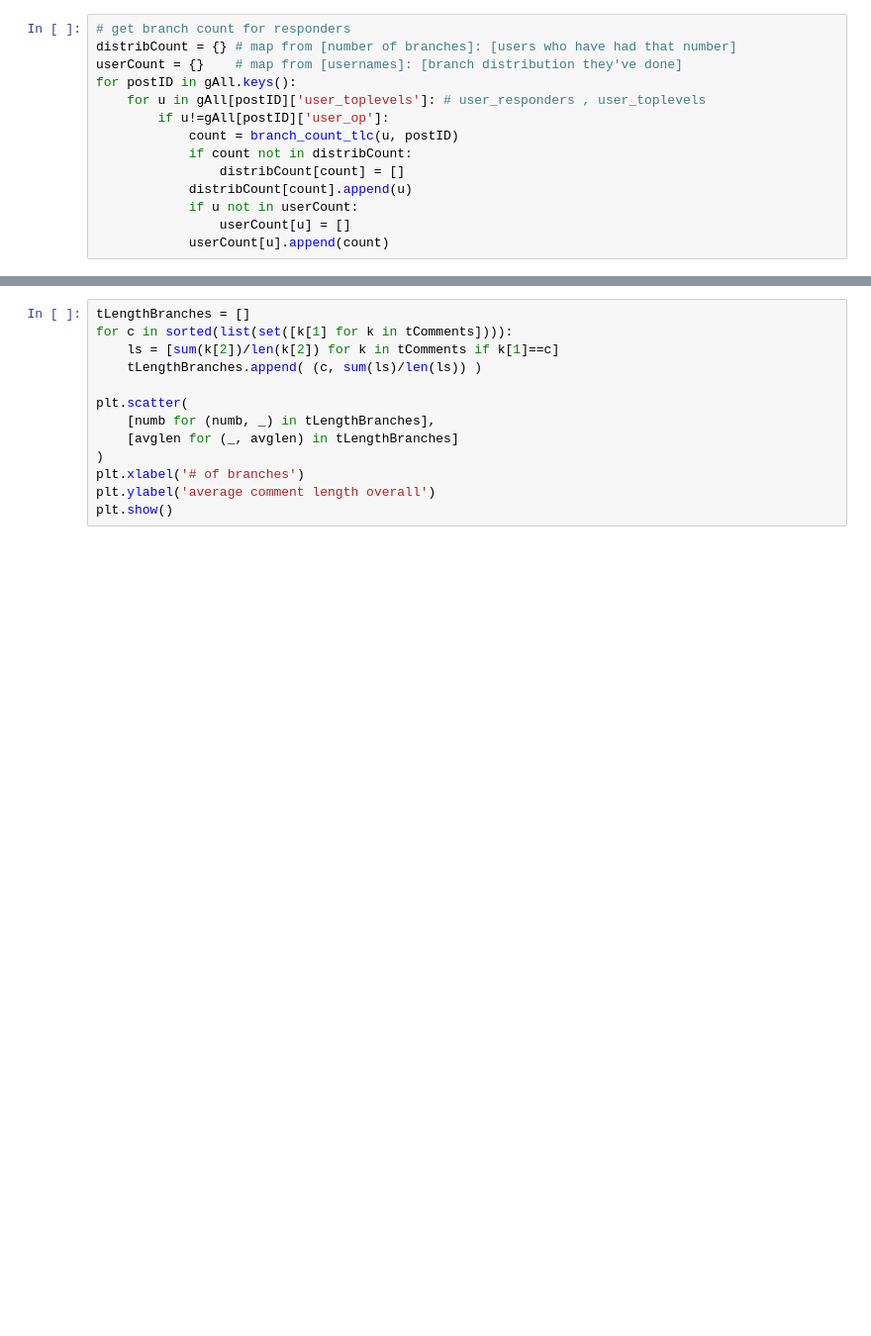
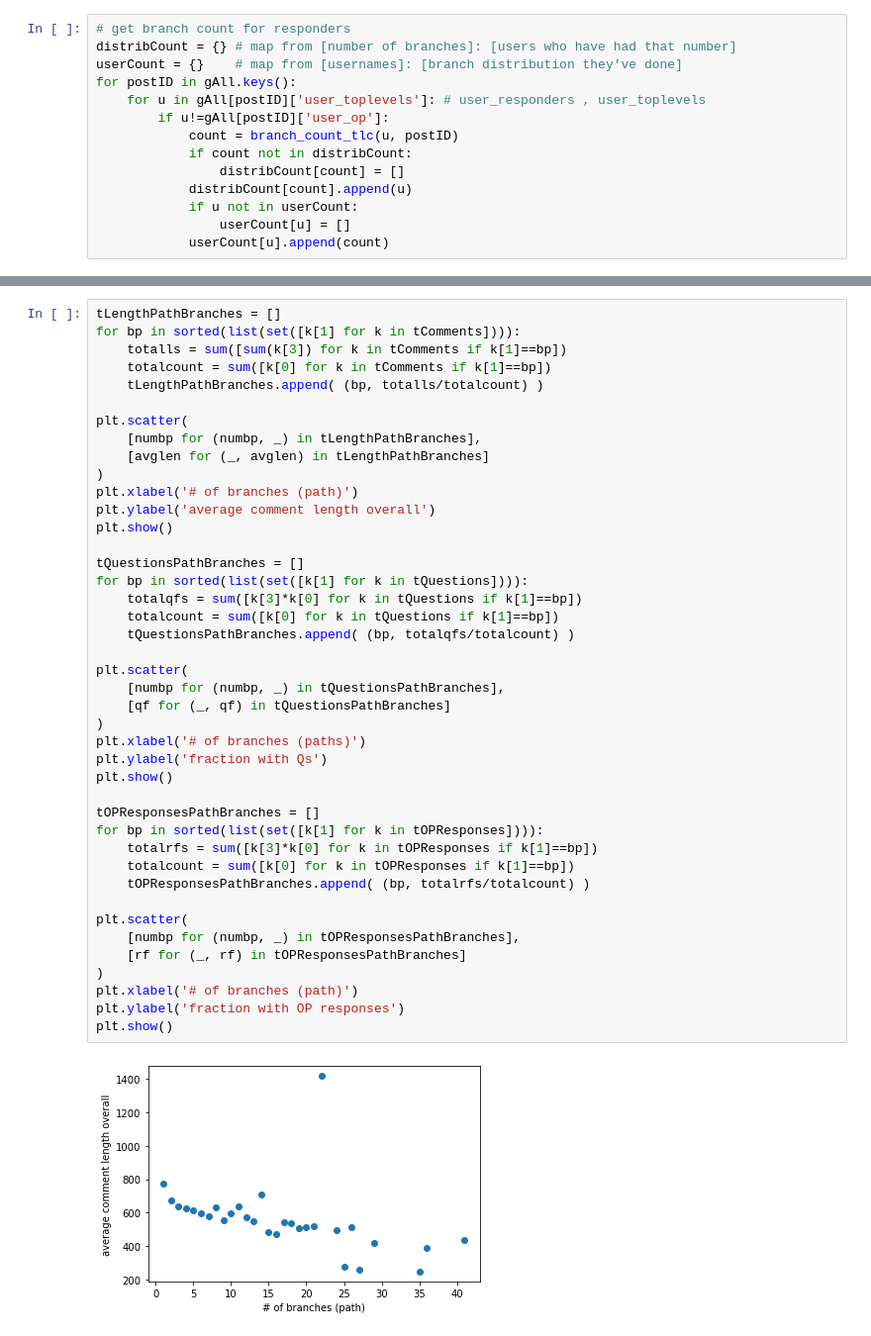
Before and after one commit to cephcyn/cornell_cs6742, a Jupyter notebook: nb_exploratory.ipynb, the cells around one changed output, grey strips where cells are left out. Shown: that part at 99% size. Cells and saved outputs as stored; diff of their text form; blank space fills up the shorter version.

```diff
--- a/nb_exploratory.ipynb
+++ b/nb_exploratory.ipynb
@@ -317,13 +368,44 @@ plt.show()
 # %%
-tLengthBranches = []
-for c in sorted(list(set([k[1] for k in tComments]))):
-    ls = [sum(k[2])/len(k[2]) for k in tComments if k[1]==c]
-    tLengthBranches.append( (c, sum(ls)/len(ls)) )
+tLengthPathBranches = []
+for bp in sorted(list(set([k[1] for k in tComments]))):
+    totalls = sum([sum(k[3]) for k in tComments if k[1]==bp])
+    totalcount = sum([k[0] for k in tComments if k[1]==bp])
+    tLengthPathBranches.append( (bp, totalls/totalcount) )
 
 plt.scatter(
-    [numb for (numb, _) in tLengthBranches],
-    [avglen for (_, avglen) in tLengthBranches]
+    [numbp for (numbp, _) in tLengthPathBranches],
+    [avglen for (_, avglen) in tLengthPathBranches]
 )
-plt.xlabel('# of branches')
+plt.xlabel('# of branches (path)')
 plt.ylabel('average comment length overall')
 plt.show()
+
+tQuestionsPathBranches = []
+for bp in sorted(list(set([k[1] for k in tQuestions]))):
+    totalqfs = sum([k[3]*k[0] for k in tQuestions if k[1]==bp])
+    totalcount = sum([k[0] for k in tQuestions if k[1]==bp])
+    tQuestionsPathBranches.append( (bp, totalqfs/totalcount) )
+
+plt.scatter(
+    [numbp for (numbp, _) in tQuestionsPathBranches],
+    [qf for (_, qf) in tQuestionsPathBranches]
+)
+plt.xlabel('# of branches (paths)')
+plt.ylabel('fraction with Qs')
+plt.show()
+
+tOPResponsesPathBranches = []
+for bp in sorted(list(set([k[1] for k in tOPResponses]))):
+    totalrfs = sum([k[3]*k[0] for k in tOPResponses if k[1]==bp])
+    totalcount = sum([k[0] for k in tOPResponses if k[1]==bp])
+    tOPResponsesPathBranches.append( (bp, totalrfs/totalcount) )
+
+plt.scatter(
+    [numbp for (numbp, _) in tOPResponsesPathBranches],
+    [rf for (_, rf) in tOPResponsesPathBranches]
+)
+plt.xlabel('# of branches (path)')
+plt.ylabel('fraction with OP responses')
+plt.show()
+# %% [output]
+[figure, added]
```
Also changed, not shown: parts of 19 cells of this notebook.
